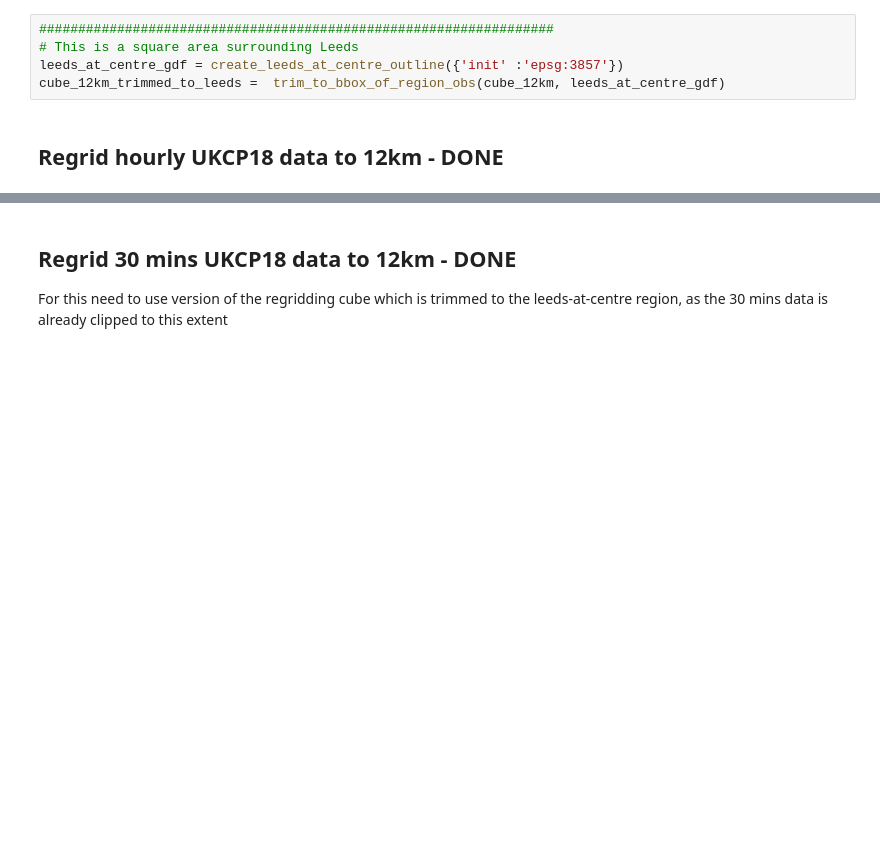
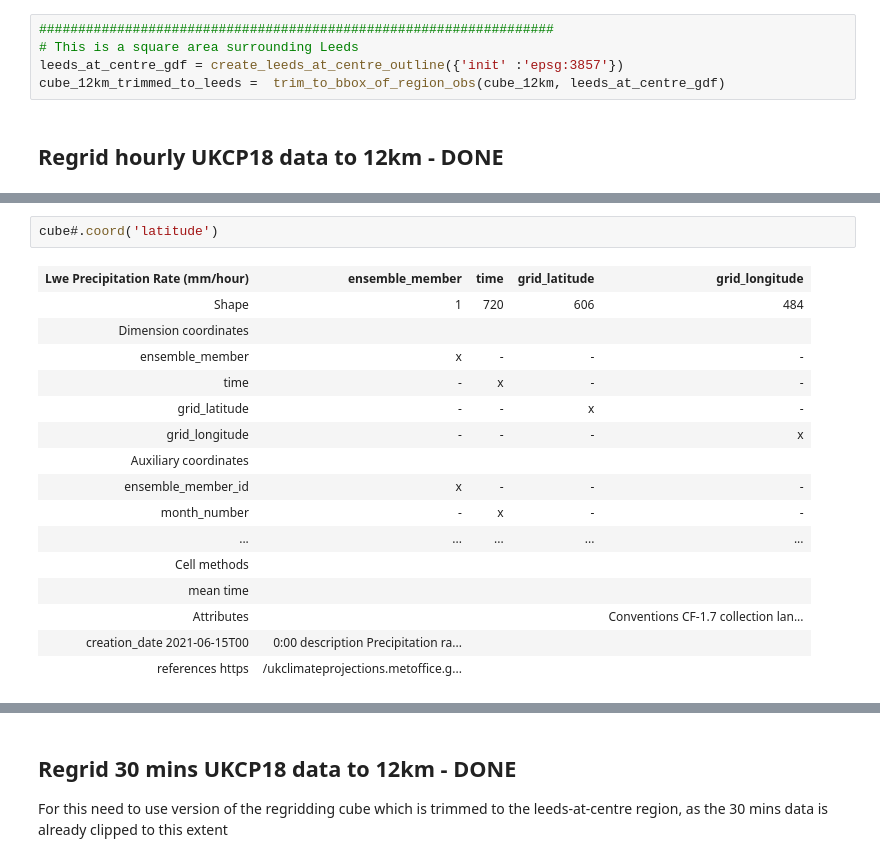
Before and after one commit to masher92/UKCP18, a Jupyter notebook: DataProcessing/Regridding/Regrid_to_12_and_2.2km.ipynb, the cells around one changed output, grey strips where cells are left out. Cells and saved outputs as stored; diff of their text form; blank space fills up the shorter version.

```diff
--- a/DataProcessing/Regridding/Regrid_to_12_and_2.2km.ipynb
+++ b/DataProcessing/Regridding/Regrid_to_12_and_2.2km.ipynb
@@ -53,0 +163,19 @@ yrs_range = '2002_2020'
+# %%
+cube#.coord('latitude')
+# %% [output]
+| Lwe Precipitation Rate (mm/hour) | ensemble_member | time | grid_latitude | grid_longitude |
+| Shape | 1 | 720 | 606 | 484 |
+| Dimension coordinates |  |  |  |  |
+| ensemble_member | x | - | - | - |
+| time | - | x | - | - |
+| grid_latitude | - | - | x | - |
+| grid_longitude | - | - | - | x |
+| Auxiliary coordinates |  |  |  |  |
+| ensemble_member_id | x | - | - | - |
+| month_number | - | x | - | - |
+| ... | ... | ... | ... | ... |
+| Cell methods |  |  |  |  |
+| mean time |  |  |  |  |
+| Attributes |  |  |  | Conventions CF-1.7 collection lan... |
+| creation_date 2021-06-15T00 | 0:00 description Precipitation ra... |  |  |  |
+| references https | /ukclimateprojections.metoffice.g... |  |  |  |
```
Also changed, not shown: parts of 20 cells of this notebook, 3 other files.
